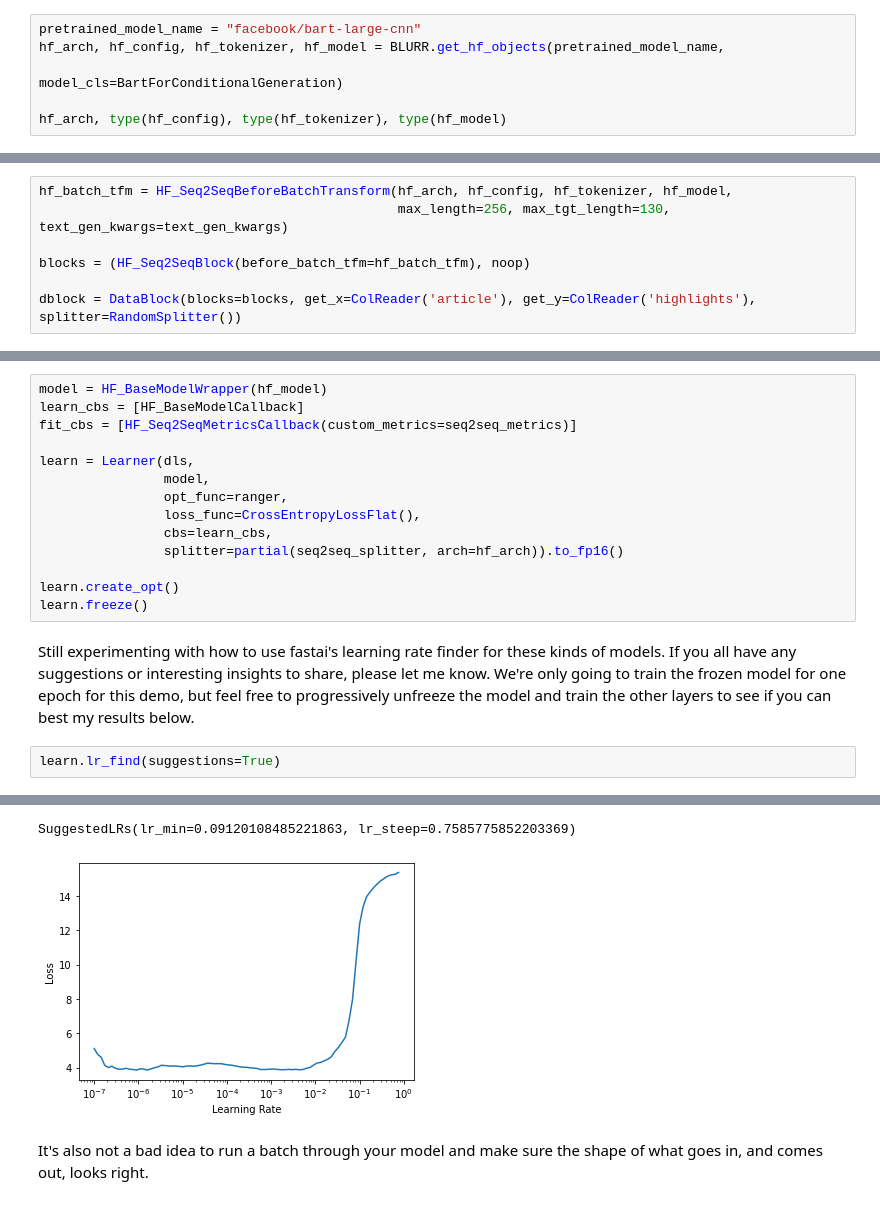
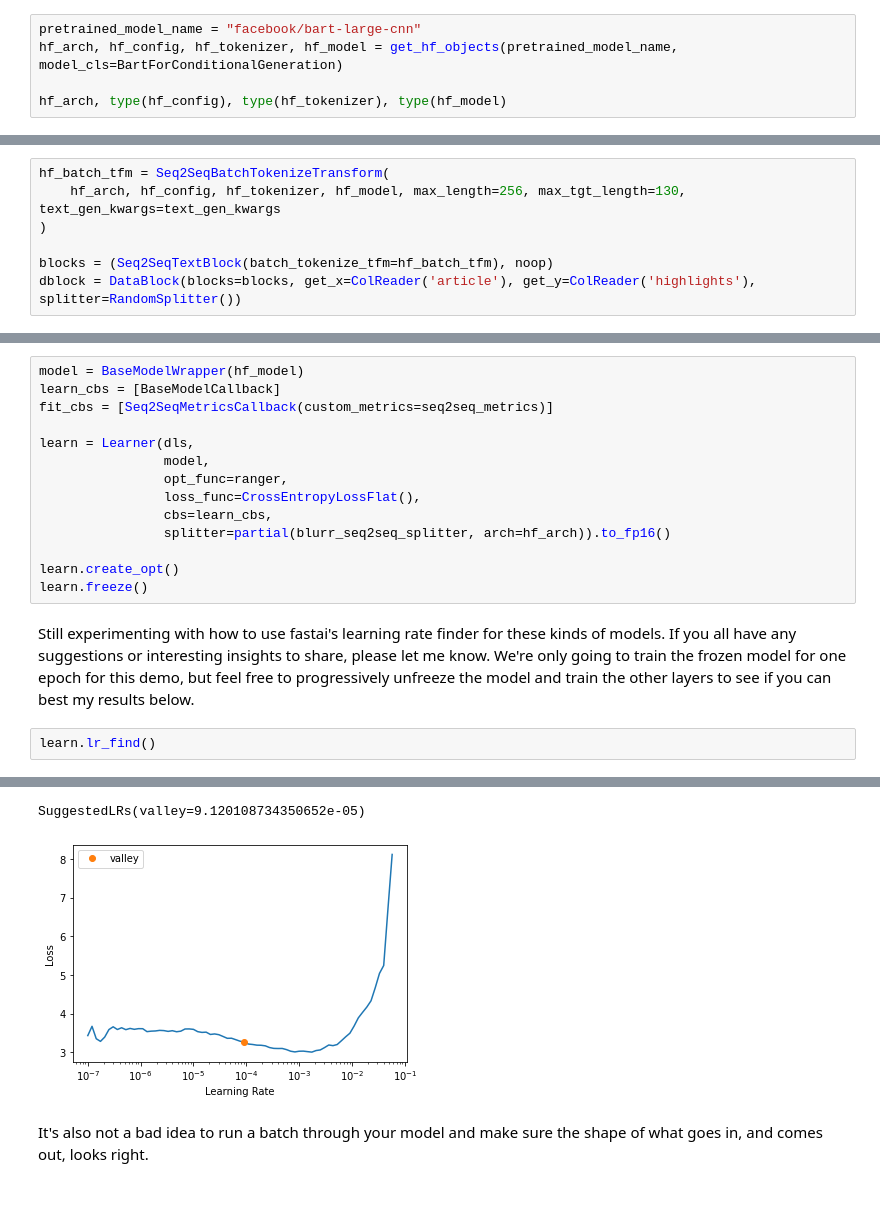
Before and after one commit to ohmeow/ohmeow_website, a Jupyter notebook: _notebooks/2020-05-23-text-generation-with-blurr.ipynb, the cells around one changed output, grey strips where cells are left out. Cells and saved outputs as stored; diff of their text form.

```diff
--- a/_notebooks/2020-05-23-text-generation-with-blurr.ipynb
+++ b/_notebooks/2020-05-23-text-generation-with-blurr.ipynb
@@ -61,8 +67,7 @@ df.head()
 We begin by getting our hugginface objects needed for this task (e.g., the architecture, tokenizer, config, and model).  We'll use blurr's `get_hf_objects` helper method here.
 # %%
 pretrained_model_name = "facebook/bart-large-cnn"
-hf_arch, hf_config, hf_tokenizer, hf_model = BLURR.get_hf_objects(pretrained_model_name,
-                                                                  model_cls=BartForConditionalGeneration)
+hf_arch, hf_config, hf_tokenizer, hf_model = get_hf_objects(pretrained_model_name, model_cls=BartForConditionalGeneration)
 
 hf_arch, type(hf_config), type(hf_tokenizer), type(hf_model)
 # %% [output]
@@ -98,10 +103,10 @@ text_gen_kwargs = default_text_gen_kwargs(hf_config, hf_model, task='summarizati
  'use_cache': True}
 # %%
-hf_batch_tfm = HF_Seq2SeqBeforeBatchTransform(hf_arch, hf_config, hf_tokenizer, hf_model,
-                                              max_length=256, max_tgt_length=130, text_gen_kwargs=text_gen_kwargs)
+hf_batch_tfm = Seq2SeqBatchTokenizeTransform(
+    hf_arch, hf_config, hf_tokenizer, hf_model, max_length=256, max_tgt_length=130, text_gen_kwargs=text_gen_kwargs
+)
 
-blocks = (HF_Seq2SeqBlock(before_batch_tfm=hf_batch_tfm), noop)
-
+blocks = (Seq2SeqTextBlock(batch_tokenize_tfm=hf_batch_tfm), noop)
 dblock = DataBlock(blocks=blocks, get_x=ColReader('article'), get_y=ColReader('highlights'), splitter=RandomSplitter())
 # %%
 dls = dblock.dataloaders(df, bs=2)
@@ -144,27 +149,27 @@ seq2seq_metrics = {
         }
     }
 # %%
-model = HF_BaseModelWrapper(hf_model)
-learn_cbs = [HF_BaseModelCallback]
-fit_cbs = [HF_Seq2SeqMetricsCallback(custom_metrics=seq2seq_metrics)]
+model = BaseModelWrapper(hf_model)
+learn_cbs = [BaseModelCallback]
+fit_cbs = [Seq2SeqMetricsCallback(custom_metrics=seq2seq_metrics)]
 
 learn = Learner(dls,
                 model,
                 opt_func=ranger,
                 loss_func=CrossEntropyLossFlat(),
                 cbs=learn_cbs,
-                splitter=partial(seq2seq_splitter, arch=hf_arch)).to_fp16()
+                splitter=partial(blurr_seq2seq_splitter, arch=hf_arch)).to_fp16()
 
 learn.create_opt()
 learn.freeze()
 # %% [markdown]
 Still experimenting with how to use fastai's learning rate finder for these kinds of models.  If you all have any suggestions or interesting insights to share, please let me know.  We're only going to train the frozen model for one epoch for this demo, but feel free to progressively unfreeze the model and train the other layers to see if you can best my results below.
 # %%
-learn.lr_find(suggestions=True)
+learn.lr_find()
 # %% [output]
 [interactive output not drawn]
-SuggestedLRs(lr_min=0.09120108485221863, lr_steep=0.7585775852203369)
+SuggestedLRs(valley=9.120108734350652e-05)
-[figure, old version]
+[figure, new version]
 # %% [markdown]
 It's also not a bad idea to run a batch through your model and make sure the shape of what goes in, and comes out, looks right.
 # %%
```
Also changed, not shown: parts of 15 cells of this notebook.
